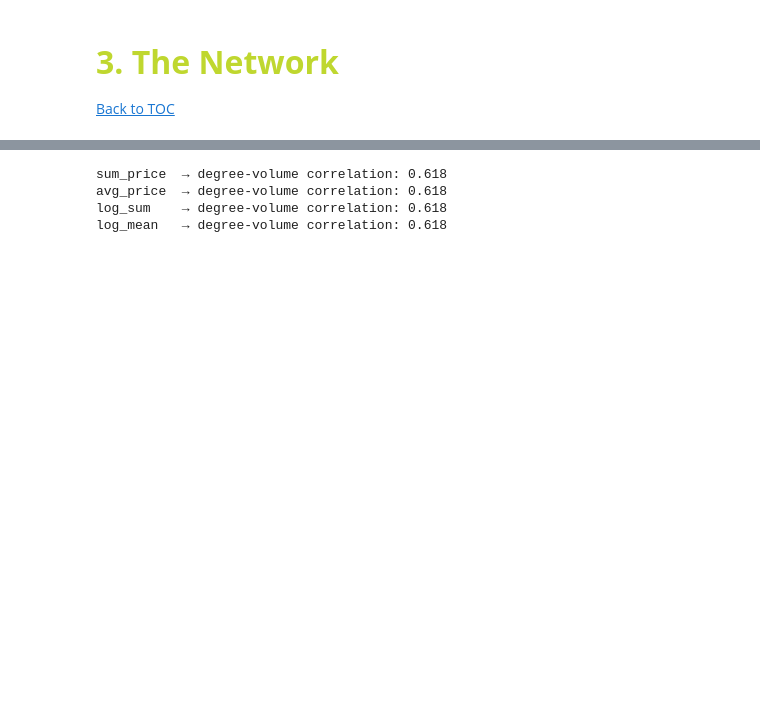
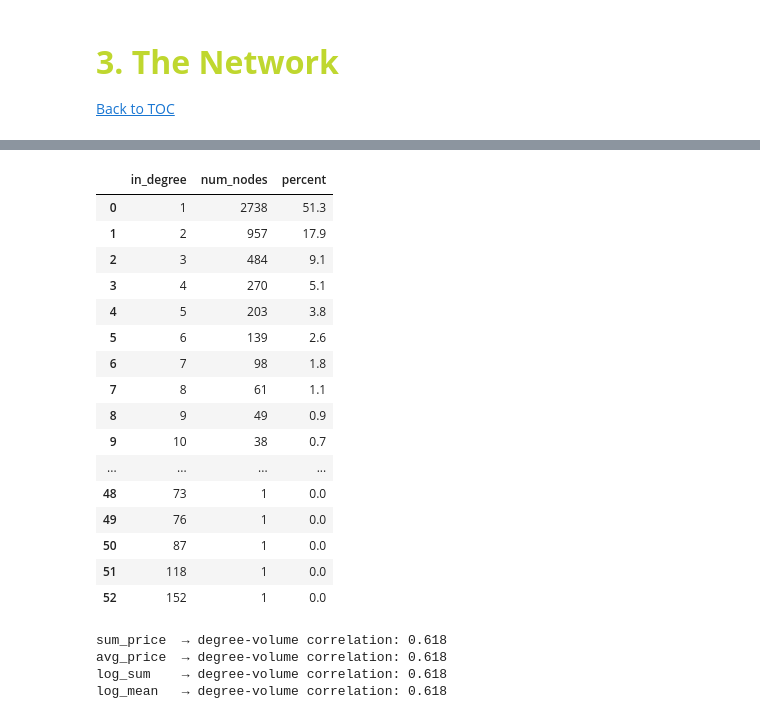
Before and after one commit to beatrizmarques2005/network-analysis, a Jupyter notebook: project/notebooks/02_network.ipynb, the cells around one changed output, grey strips where cells are left out. Cells and saved outputs as stored; diff of their text form; code cells hidden in the pictures; blank space fills up the shorter version.

```diff
--- a/project/notebooks/02_network.ipynb
+++ b/project/notebooks/02_network.ipynb
@@ -424,0 +965,50 @@ nx.write_gexf(G_gephi, "contracts_network.gexf")
+# %%
+from collections import Counter
+import pandas as pd
+
+# --- compute in-degrees ---
+adj_in_degrees = [
+    G_cpv.in_degree(n)
+    for n, d in G_cpv.nodes(data=True)
+    if d["node_type"] == "adjudicatario"
+]
+
+# --- distribution ---
+adj_degree_counts = Counter(adj_in_degrees)
+
+adj_degree_distribution = (
+    pd.DataFrame(
+        adj_degree_counts.items(),
+        columns=["in_degree", "num_nodes"]
+    )
+    .sort_values("in_degree")
+    .reset_index(drop=True)
+)
+
+# --- correct total (IMPORTANT FIX) ---
+total_nodes = len(adj_in_degrees)
+
+# --- percentage ---
+adj_degree_distribution["percent"] = (
+    adj_degree_distribution["num_nodes"] / total_nodes * 100
+).round(1)
+
+adj_degree_distribution
+# %% [output]
+|  | in_degree | num_nodes | percent |
+| 0 | 1 | 2738 | 51.3 |
+| 1 | 2 | 957 | 17.9 |
+| 2 | 3 | 484 | 9.1 |
+| 3 | 4 | 270 | 5.1 |
+| 4 | 5 | 203 | 3.8 |
+| 5 | 6 | 139 | 2.6 |
+| 6 | 7 | 98 | 1.8 |
+| 7 | 8 | 61 | 1.1 |
+| 8 | 9 | 49 | 0.9 |
+| 9 | 10 | 38 | 0.7 |
+| ... | ... | ... | ... |
+| 48 | 73 | 1 | 0.0 |
+| 49 | 76 | 1 | 0.0 |
+| 50 | 87 | 1 | 0.0 |
+| 51 | 118 | 1 | 0.0 |
+| 52 | 152 | 1 | 0.0 |
```
Also changed, not shown: parts of 24 cells of this notebook, 6 other files.
